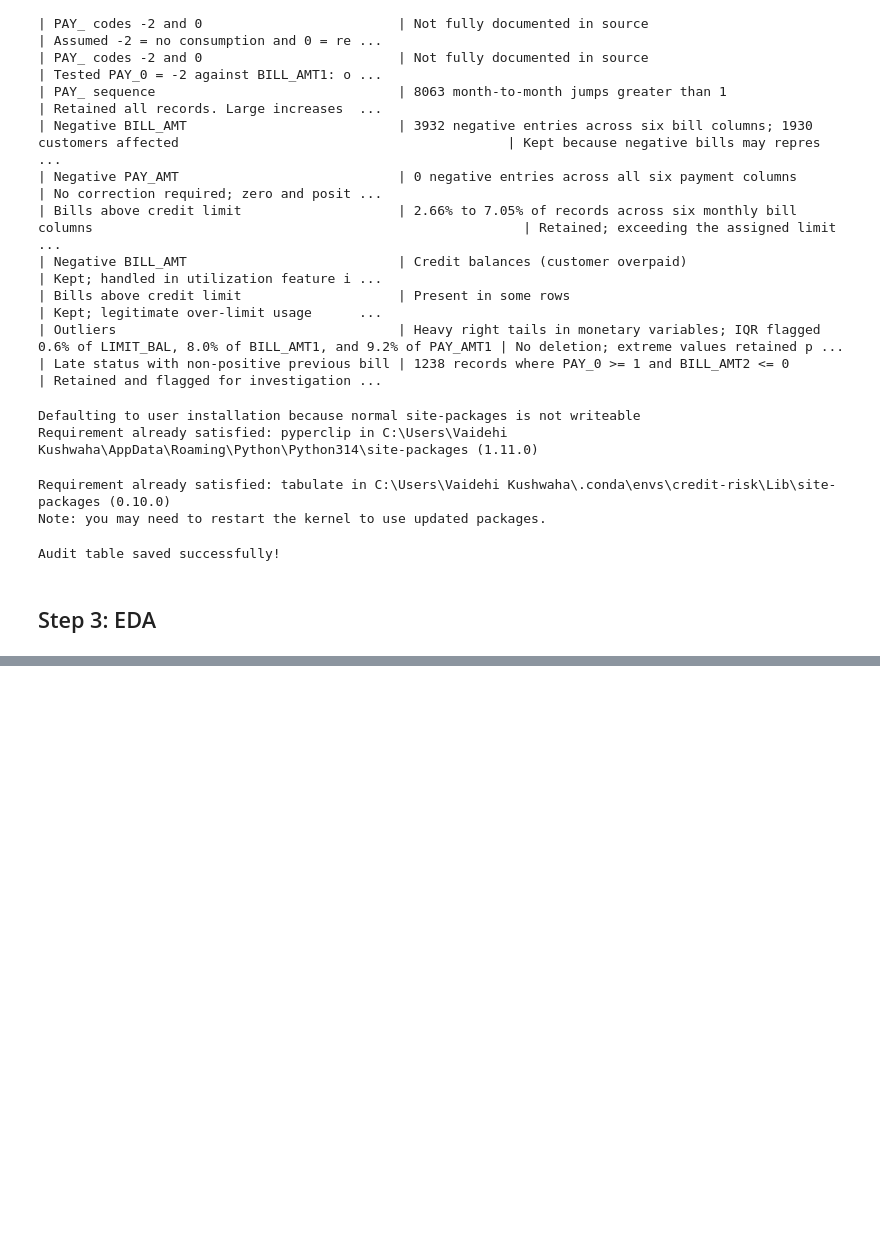
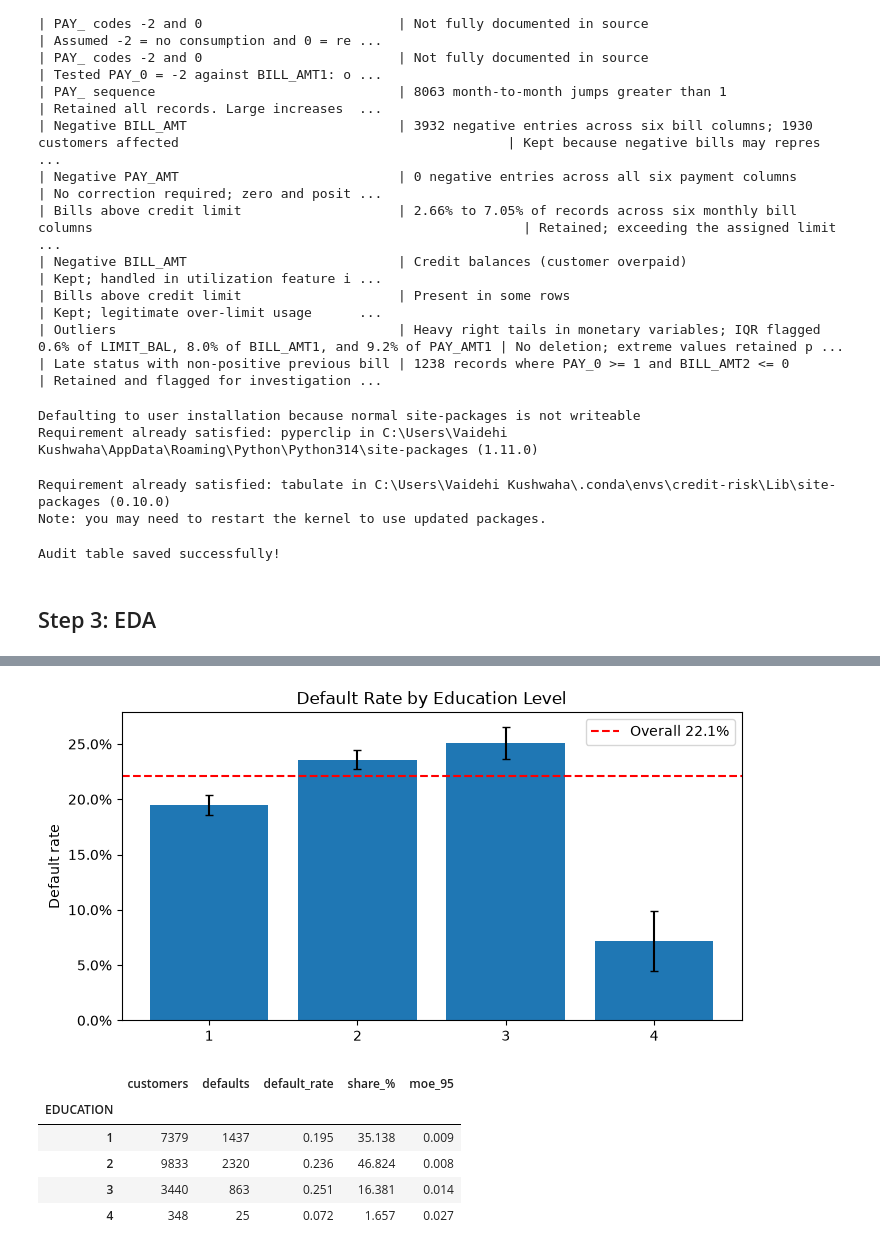
Before and after one commit to VaidehiKushwaha/credit-risk-scorecard-profit-optimization, a Jupyter notebook: notebooks/01_eda.ipynb, the cells around one changed output, grey strips where cells are left out. Cells and saved outputs as stored; diff of their text form; code cells hidden in the pictures; blank space fills up the shorter version.

Commit message:
Step 3: train/test split, EDA, key insights

```diff
--- a/notebooks/01_eda.ipynb
+++ b/notebooks/01_eda.ipynb
@@ -996,0 +1040,24 @@ Audit table saved successfully!
+# %%
+pay_cols    = ["PAY_0", "PAY_2", "PAY_3", "PAY_4", "PAY_5", "PAY_6"]
+bill_cols   = [f"BILL_AMT{i}" for i in range(1, 7)]
+payamt_cols = [f"PAY_AMT{i}" for i in range(1, 7)]
+target = "DEFAULT"
+overall = train[target].mean()
+eda = train.copy()   # scratch copy for exploratory columns
+# %%
+def default_by(data, col):
+    """Calculate default rate, customer count and 95% margin of error."""
+
+    g = data.groupby(col, observed=True)[target].agg(
+        ["count", "sum", "mean"]
+    )
+
+    g.columns = ["customers", "defaults", "default_rate"]
+
+    g["share_%"] = 100 * g["customers"] / len(data)
+
+    g["moe_95"] = 1.96 * np.sqrt(
+        g["default_rate"] * (1 - g["default_rate"]) / g["customers"]
+    )
+
+    return g
@@ -996,0 +1113,15 @@ Audit table saved successfully!
+# %%
+plot_default_by(
+    train,
+    "EDUCATION",
+    title="Default Rate by Education Level",
+    fname="default_by_education"
+)
+# %% [output]
+[figure, added]
+|  | customers | defaults | default_rate | share_% | moe_95 |
+| EDUCATION |  |  |  |  |  |
+| 1 | 7379 | 1437 | 0.195 | 35.138 | 0.009 |
+| 2 | 9833 | 2320 | 0.236 | 46.824 | 0.008 |
+| 3 | 3440 | 863 | 0.251 | 16.381 | 0.014 |
+| 4 | 348 | 25 | 0.072 | 1.657 | 0.027 |
```
Also changed, not shown: parts of 34 cells of this notebook, 12 other files.
